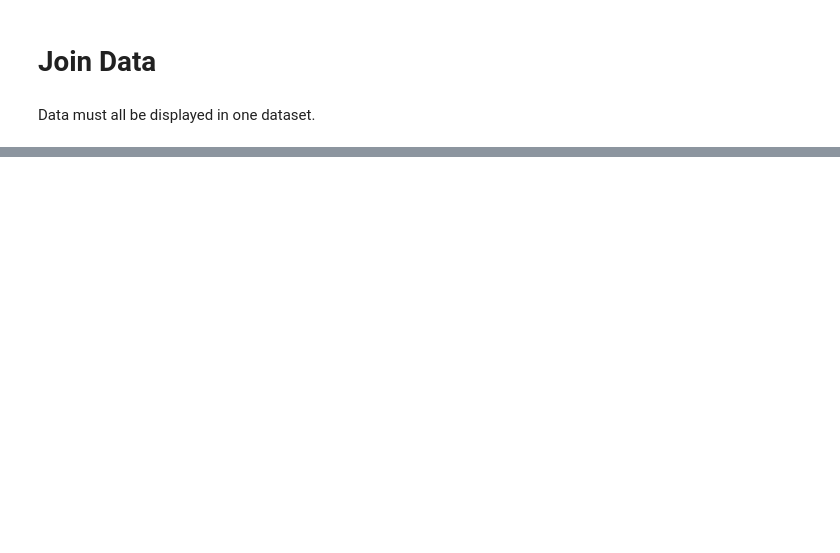
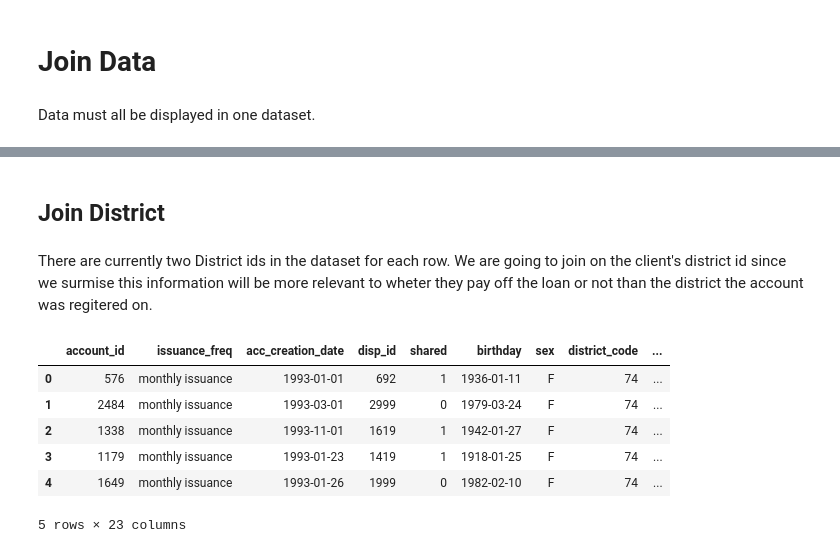
Before and after one commit to DreFlo/ac-2223, a Jupyter notebook: proj_notebook.ipynb, the cells around one changed output, grey strips where cells are left out. Saved outputs shown, nothing was run; the diff lists cells and outputs as text; code cells hidden in the pictures; blank space fills up the shorter version.

```diff
--- a/proj_notebook.ipynb
+++ b/proj_notebook.ipynb
@@ -307,3 +345,5 @@ card_dev_df['issued'] = pd.to_datetime(card_dev_df['issued'].apply(get_formatted
+# %%
+district_df.rename(columns=lambda x: x.strip(), inplace=True)
 # %% [markdown]
 # Join Data
 # %% [markdown]
@@ -310,0 +353,20 @@ Data must all be displayed in one dataset.
+# %%
+joined_df = account_df.merge(disp_df, on='account_id', how='inner', suffixes=['', '_disp'])
+
+joined_df.rename(columns={
+    'type': 'account_type',
+    'frequency': 'issuance_freq'
+}, inplace=True)
+
+# Determine if account is shared or not
+owner_number_account = joined_df['account_id'].value_counts()
+
+joined_df['shared'] = joined_df.apply(lambda row: 1 if owner_number_account[row['account_id']] > 1 else 0, axis=1)
+
+# Drop rows with disponents so there are no duplicated account rows
+joined_df.drop(joined_df[joined_df['account_type'] == 'DISPONENT'].index, inplace=True)
+
+# Drop account_type and disp_id column
+joined_df.drop(columns=['account_type'], inplace=True)
+
+joined_df.head()
@@ -310,0 +382,6 @@ Data must all be displayed in one dataset.
+# %%
+joined_df = joined_df.merge(client_df, on='client_id', how='left', suffixes=['', '_client'])
+
+joined_df.drop(columns=['client_id'], inplace=True)
+
+joined_df.head()
@@ -310,0 +395,23 @@ Data must all be displayed in one dataset.
+# %% [markdown]
+## Join District
+# %% [markdown]
+There are currently two District ids in the dataset for each row. We are going to join on the client's district id since we surmise this information will be more relevant to wheter they pay off the loan or not than the district the account was regitered on.
+# %%
+joined_df = joined_df.merge(district_df, left_on='district_id_client', right_on='code', how='inner', suffixes=['', '_district'])
+
+joined_df.rename(columns={
+    'code': 'district_code',
+    'name': 'disctrict_name'
+}, inplace=True)
+
+joined_df.drop(columns=['district_id', 'district_id_client'], inplace=True)
+
+joined_df.head()
+# %% [output]
+|  | account_id | issuance_freq | acc_creation_date | disp_id | shared | birthday | sex | district_code | ... |
+| 0 | 576 | monthly issuance | 1993-01-01 | 692 | 1 | 1936-01-11 | F | 74 | ... |
+| 1 | 2484 | monthly issuance | 1993-03-01 | 2999 | 0 | 1979-03-24 | F | 74 | ... |
+| 2 | 1338 | monthly issuance | 1993-11-01 | 1619 | 1 | 1942-01-27 | F | 74 | ... |
+| 3 | 1179 | monthly issuance | 1993-01-23 | 1419 | 1 | 1918-01-25 | F | 74 | ... |
+| 4 | 1649 | monthly issuance | 1993-01-26 | 1999 | 0 | 1982-02-10 | F | 74 | ... |
+5 rows × 23 columns
```
Also changed, not shown: parts of 26 cells of this notebook.
